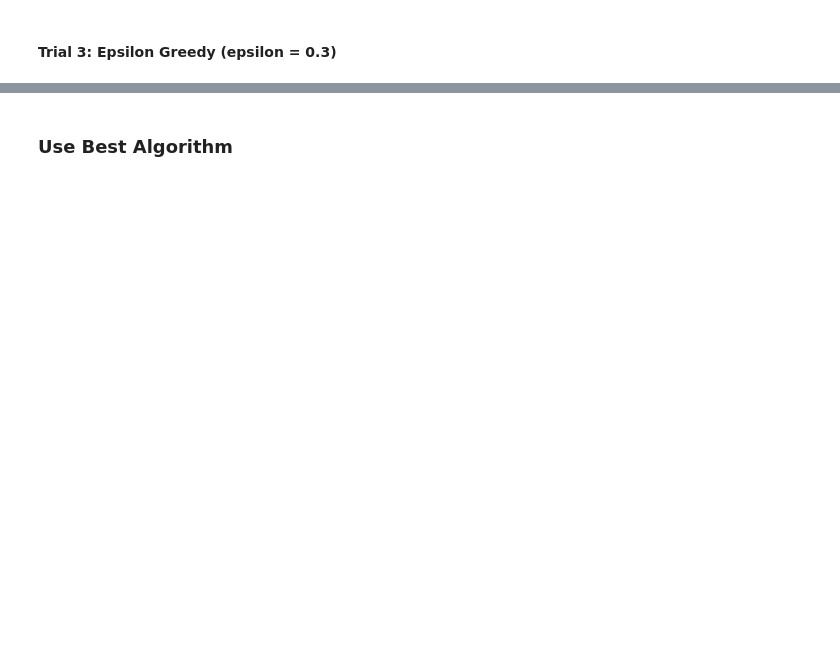
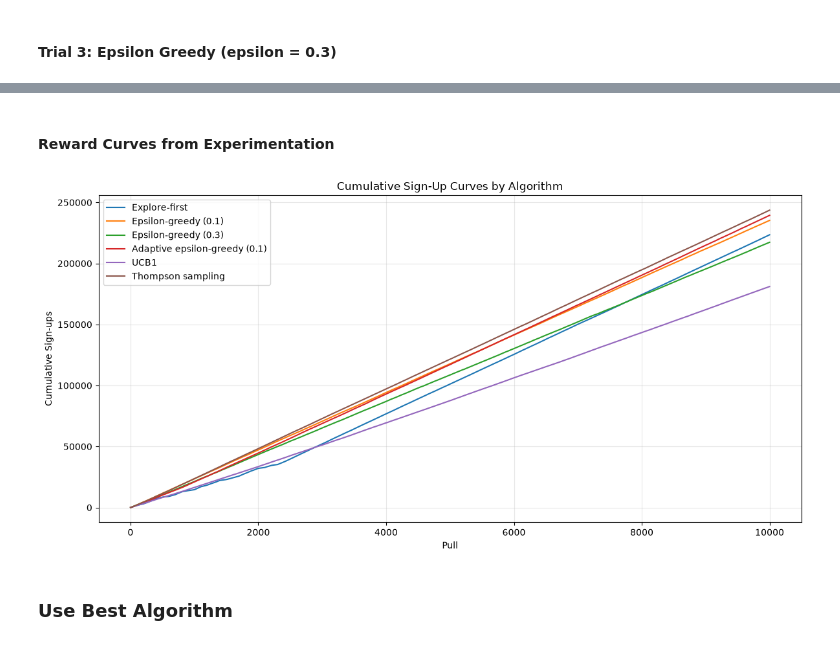
Before and after one commit to chiabingxuan/DBA5101-Project3, a Jupyter notebook: src/dba5101_project3.ipynb, the cells around one changed output, grey strips where cells are left out. Drawn from its saved outputs; the diff is of its cells as text; code cells hidden in the pictures; blank space fills up the shorter version.

Commit message:
feat: Complete experimentation

```diff
--- a/src/dba5101_project3.ipynb
+++ b/src/dba5101_project3.ipynb
@@ -598,3 +899,51 @@ calculate_average_reward_per_pull(trial_6_arm_records)
+# %% [markdown]
+#### Reward Curves from Experimentation
+# %%
+curve_files = {
+    "Explore-first": "explore_first.json",
+    "Epsilon-greedy (0.1)": "ep_greedy_0_1.json",
+    "Epsilon-greedy (0.3)": "ep_greedy_0_3.json",
+    "Adaptive epsilon-greedy (0.1)": "adaptive_ep_greedy_0_1.json",
+    "UCB1": "ucb1.json",
+    "Thompson sampling": "thompson_sampling.json",
+}
+
+cumulative_rewards_dir = os.path.join("..", "cumulative_rewards")
+curves = {}
+
+for label, filename in curve_files.items():
+    file_path = os.path.join(cumulative_rewards_dir, filename)
+
+    if not os.path.isfile(file_path):
+        print(f"Skipping {label}: file not found ({file_path})")
+        continue
+
+    rewards = load_cumulative_rewards(file_path)
+
+    if rewards:
+        curves[label] = rewards
+
+if not curves:
+    raise FileNotFoundError("No cumulative-reward files were found.")
+# %%
+plt.figure(figsize=(12, 6))
+
+for label, rewards in curves.items():
+    number_to_plot = min(NUM_PULLS_PER_ALGORITHM, len(rewards))
+    pulls = range(1, number_to_plot + 1)
+
+    plt.plot(pulls, rewards[:number_to_plot], label=label)
+
+plt.xlabel("Pull")
+plt.ylabel("Cumulative Sign-ups")
+plt.title("Cumulative Sign-Up Curves by Algorithm")
+plt.legend()
+plt.grid(True, alpha=0.3)
+plt.tight_layout()
+plt.savefig(os.path.join("..", "plots", "signup_curves.png"))
+plt.show()
+# %% [output]
+[figure, added]
 # %% [markdown]
 ### Use Best Algorithm
 # %%
```
Also changed, not shown: parts of 33 cells of this notebook, 15 other files.
